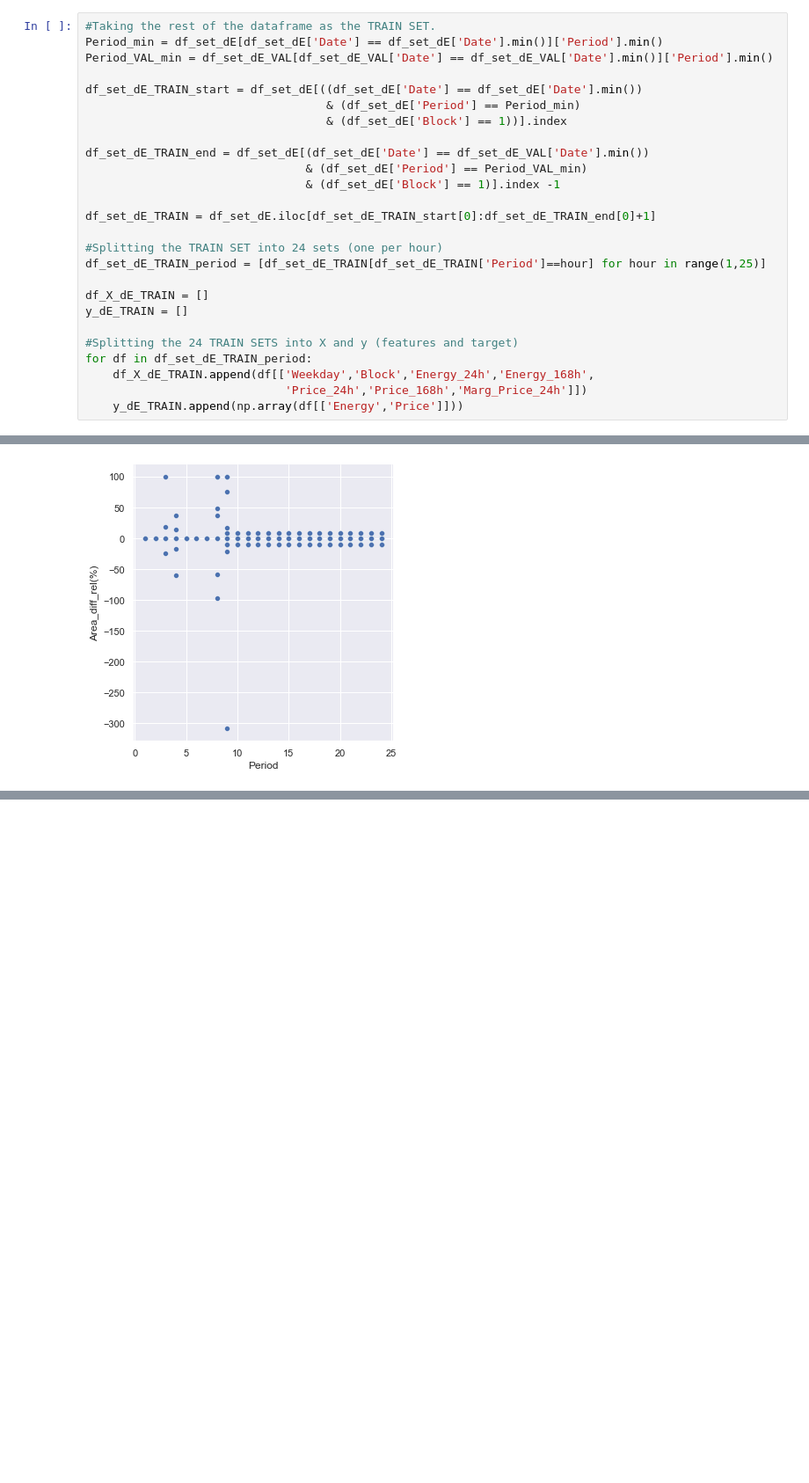
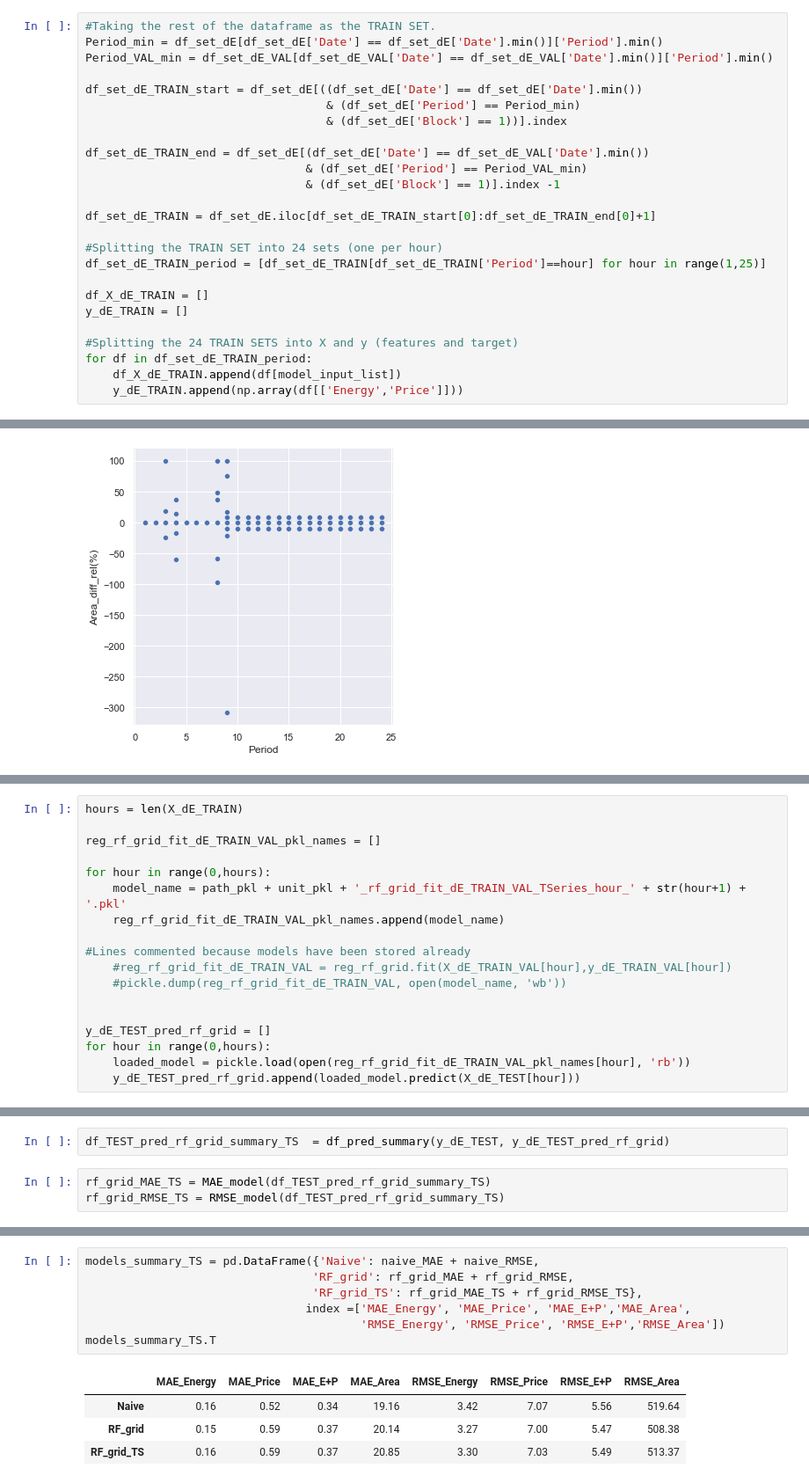
Before and after one commit to luisdelpozo/TFM, a Jupyter notebook: 10_CC_PALOS1_base.ipynb, the cells around one changed output, grey strips where cells are left out. Shown at 88% size. Cells and saved outputs as stored; diff of their text form; blank space fills up the shorter version.

```diff
--- a/10_CC_PALOS1_base.ipynb
+++ b/10_CC_PALOS1_base.ipynb
@@ -1764,6 +1764,5 @@ y_dE_TRAIN = []
 
 #Splitting the 24 TRAIN SETS into X and y (features and target)
 for df in df_set_dE_TRAIN_period:
-    df_X_dE_TRAIN.append(df[['Weekday','Block','Energy_24h','Energy_168h',
-                             'Price_24h','Price_168h','Marg_Price_24h']])
+    df_X_dE_TRAIN.append(df[model_input_list])
     y_dE_TRAIN.append(np.array(df[['Energy','Price']]))
@@ -2792,0 +2803,18 @@ sns.relplot(data=df_TEST_pred_naive_summary, x='Period', y='Area_diff_rel(%)');
+# %%
+hours = len(X_dE_TRAIN)
+
+reg_rf_grid_fit_dE_TRAIN_VAL_pkl_names = []
+
+for hour in range(0,hours):
+    model_name = path_pkl + unit_pkl + '_rf_grid_fit_dE_TRAIN_VAL_TSeries_hour_' + str(hour+1) + '.pkl'
+    reg_rf_grid_fit_dE_TRAIN_VAL_pkl_names.append(model_name)
+
+#Lines commented because models have been stored already
+    #reg_rf_grid_fit_dE_TRAIN_VAL = reg_rf_grid.fit(X_dE_TRAIN_VAL[hour],y_dE_TRAIN_VAL[hour])
+    #pickle.dump(reg_rf_grid_fit_dE_TRAIN_VAL, open(model_name, 'wb'))
+
+
+y_dE_TEST_pred_rf_grid = []
+for hour in range(0,hours):
+    loaded_model = pickle.load(open(reg_rf_grid_fit_dE_TRAIN_VAL_pkl_names[hour], 'rb'))
+    y_dE_TEST_pred_rf_grid.append(loaded_model.predict(X_dE_TEST[hour]))
@@ -2792,0 +2823,5 @@ sns.relplot(data=df_TEST_pred_naive_summary, x='Period', y='Area_diff_rel(%)');
+# %%
+df_TEST_pred_rf_grid_summary_TS  = df_pred_summary(y_dE_TEST, y_dE_TEST_pred_rf_grid)
+# %%
+rf_grid_MAE_TS = MAE_model(df_TEST_pred_rf_grid_summary_TS)
+rf_grid_RMSE_TS = RMSE_model(df_TEST_pred_rf_grid_summary_TS)
@@ -2792,0 +2841,12 @@ sns.relplot(data=df_TEST_pred_naive_summary, x='Period', y='Area_diff_rel(%)');
+# %%
+models_summary_TS = pd.DataFrame({'Naive': naive_MAE + naive_RMSE,
+                                 'RF_grid': rf_grid_MAE + rf_grid_RMSE,
+                                 'RF_grid_TS': rf_grid_MAE_TS + rf_grid_RMSE_TS},
+                                index =['MAE_Energy', 'MAE_Price', 'MAE_E+P','MAE_Area',
+                                        'RMSE_Energy', 'RMSE_Price', 'RMSE_E+P','RMSE_Area'])
+models_summary_TS.T
+# %% [output]
+|  | MAE_Energy | MAE_Price | MAE_E+P | MAE_Area | RMSE_Energy | RMSE_Price | RMSE_E+P | RMSE_Area |
+| Naive | 0.16 | 0.52 | 0.34 | 19.16 | 3.42 | 7.07 | 5.56 | 519.64 |
+| RF_grid | 0.15 | 0.59 | 0.37 | 20.14 | 3.27 | 7.00 | 5.47 | 508.38 |
+| RF_grid_TS | 0.16 | 0.59 | 0.37 | 20.85 | 3.30 | 7.03 | 5.49 | 513.37 |
```
Also changed, not shown: parts of 86 cells of this notebook.
